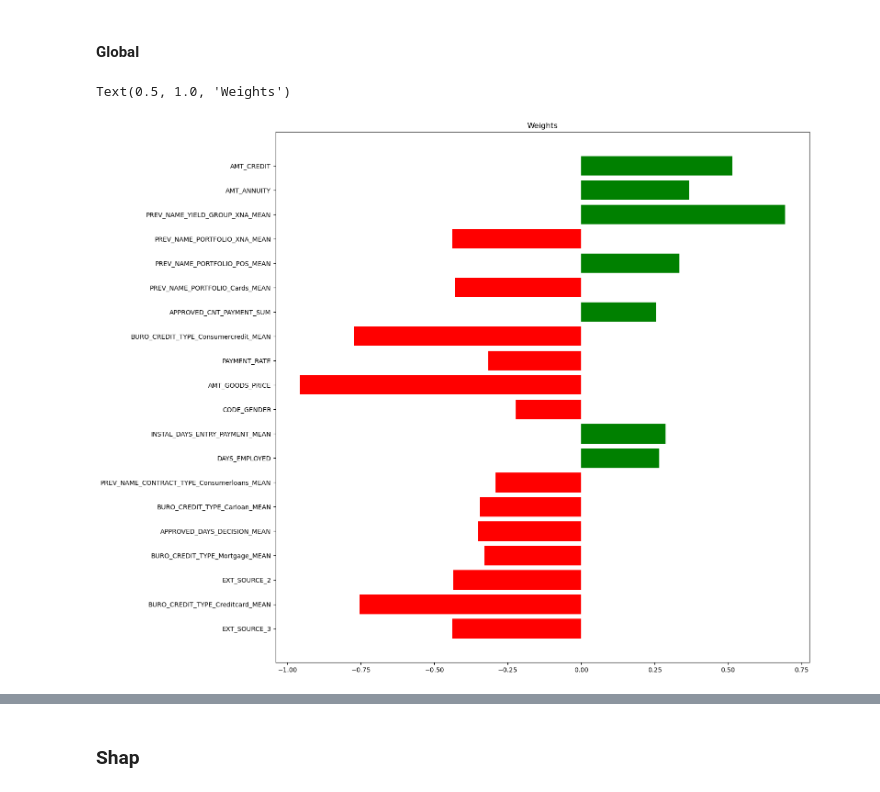
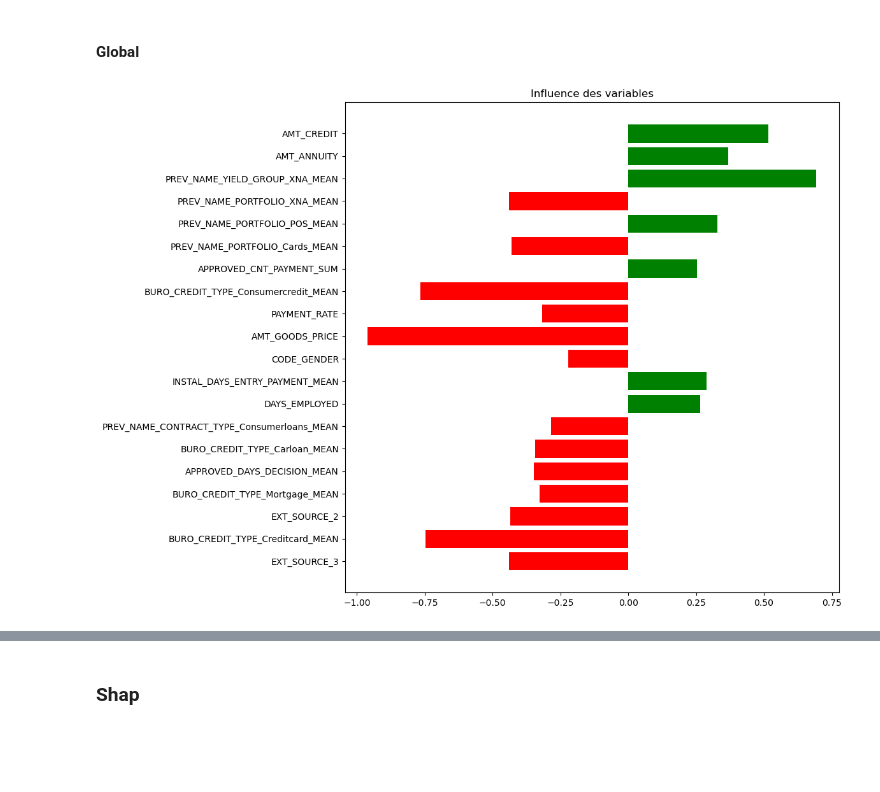
Before and after one commit to matthieu0guim/datascientist_P7, a Jupyter notebook: analyse_v2.ipynb, the cells around one changed output, grey strips where cells are left out. Cells and saved outputs as stored; diff of their text form; code cells hidden in the pictures; blank space fills up the shorter version.

```diff
--- a/analyse_v2.ipynb
+++ b/analyse_v2.ipynb
@@ -605,5 +577,5 @@ Please also refer to the documentation for alternative solver options:
 Comparaison entre l'entrainement cout metier et l'entrainement purement statistique
 # %%
 logged_reg_stat = 'runs:/c36be2ec3ef146f5bcbc80d4a996a209/log_reg'
-log_reg_stat = mlflow.pyfunc.load_model(logged_reg)
+log_reg_stat = mlflow.pyfunc.load_model(logged_reg_stat)
 cm_stat = mlflow.artifacts.load_image(artifact_uri="file:///C:/Users/matth/Documents/openclassroom/data_scientist/P7/mlruns/747928904526590890/c36be2ec3ef146f5bcbc80d4a996a209/artifacts/confusion_matrix_hors_metier.png")
@@ -650,5 +635,5 @@ cm_stat
 # %% [output]
 [figure]
 # %%
+mlflow.set_tracking_uri("http://localhost:5000")
 logged_reg_metier = 'runs:/e0165fc14d104761884480245d5bfd00/log_reg_metier'
-log_reg_metier = mlflow.pyfunc.load_model(logged_reg_metier)
@@ -883,17 +941,17 @@ explanation.show_in_notebook()
 # %% [markdown]
 #### Global
 # %%
-fig = plt.figure(figsize=(15,15))
+fig = plt.figure(figsize=(10,10))
 to_print = [ i for i in zip(log_reg_metier._model_impl.coef_[0],log_reg_metier._model_impl.feature_names_in_)  if abs(i[0])>=0.2]
 coefs = [i[0] for i in to_print]
 features_names = [i[1] for i in to_print]
 #plt.barh(range(len(log_reg._model_impl.coef_[0])), log_reg._model_impl.coef_[0], color=["red" if coef<0 else "green" for coef in log_reg._model_impl.coef_[0]])
 plt.barh(range(len(to_print)), coefs, color=["red" if coef<0 else "green" for coef in coefs])
 plt.yticks(range(len(to_print)), features_names, fontsize=10);
-plt.title("Weights")
+plt.title("Influence des variables")
+plt.savefig("interprétabilité globale.png", bbox_inches="tight")
 # %% [output]
-Text(0.5, 1.0, 'Weights')
-[figure, old version]
+[figure, new version]
 # %%
 features_importance = [(f, c) for f, c in zip(tuple(log_reg_metier._model_impl.feature_names_in_), tuple(log_reg_metier._model_impl.coef_[0]))]
 features_importance.sort(key=lambda x: abs(x[1]), reverse=True)
```
Also changed, not shown: parts of 34 cells of this notebook, 3 other files.
